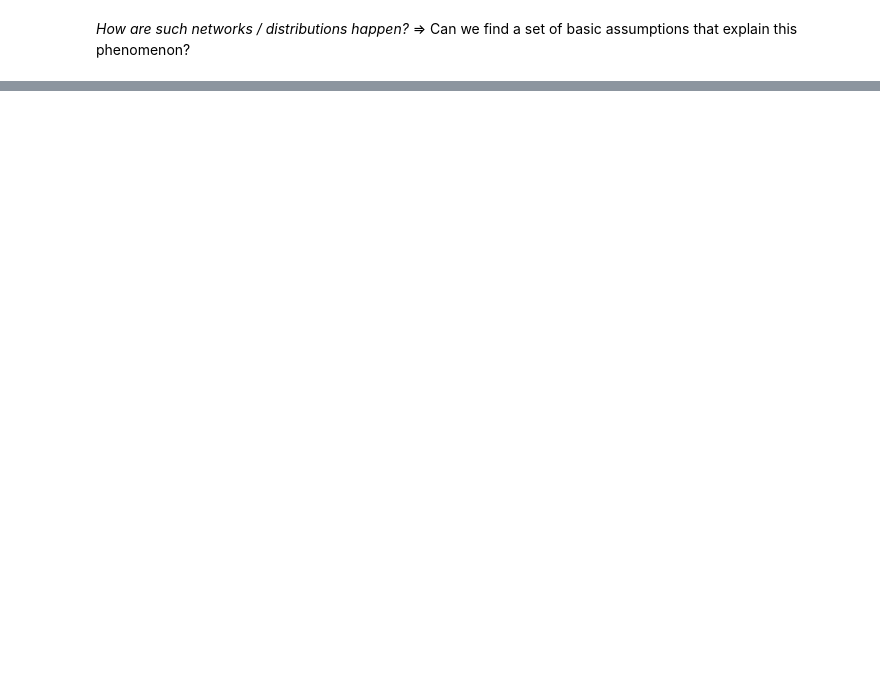
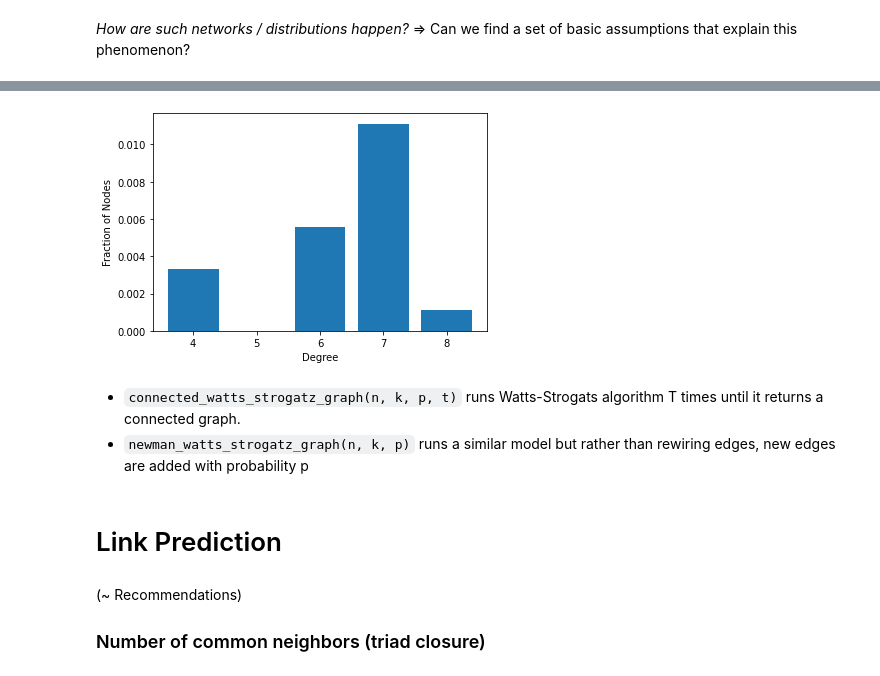
Before and after one commit to Siliam/social_network_analysis, a Jupyter notebook: networkx/Network Evolution - Models of Network Generation.ipynb, the cells around one changed output, grey strips where cells are left out. Saved outputs shown, nothing was run; the diff lists cells and outputs as text; code cells hidden in the pictures; blank space fills up the shorter version.

```diff
--- a/networkx/Network Evolution.ipynb
+++ b/networkx/Network Evolution - Models of Network Generation.ipynb
@@ -53,0 +80,23 @@ plt.show()
+# %%
+SmallworldG = nx.watts_strogatz_graph(900, 6, 0.04)
+# %%
+degrees = dict(SmallworldG.degree())
+degree_values = sorted(set(degrees.values()))
+
+histogram = [list(degress.values()).count(i) / float(nx.number_of_nodes(SmallworldG)) for i in degree_values]
+
+plt.bar(degree_values, histogram,)
+plt.xlabel('Degree')
+plt.ylabel('Fraction of Nodes')
+plt.show()
+# %% [output]
+[figure, added]
+# %% [markdown]
+* `connected_watts_strogatz_graph(n, k, p, t)` runs Watts-Strogats algorithm T times until it returns a connected graph.
+* `newman_watts_strogatz_graph(n, k, p)` runs a similar model but rather than rewiring edges, new edges are added with probability p
+# %% [markdown]
+# Link Prediction
+# %% [markdown]
+(~ Recommendations)
+
+### Number of common neighbors (triad closure)
```
Also changed, not shown: parts of 26 cells of this notebook.
